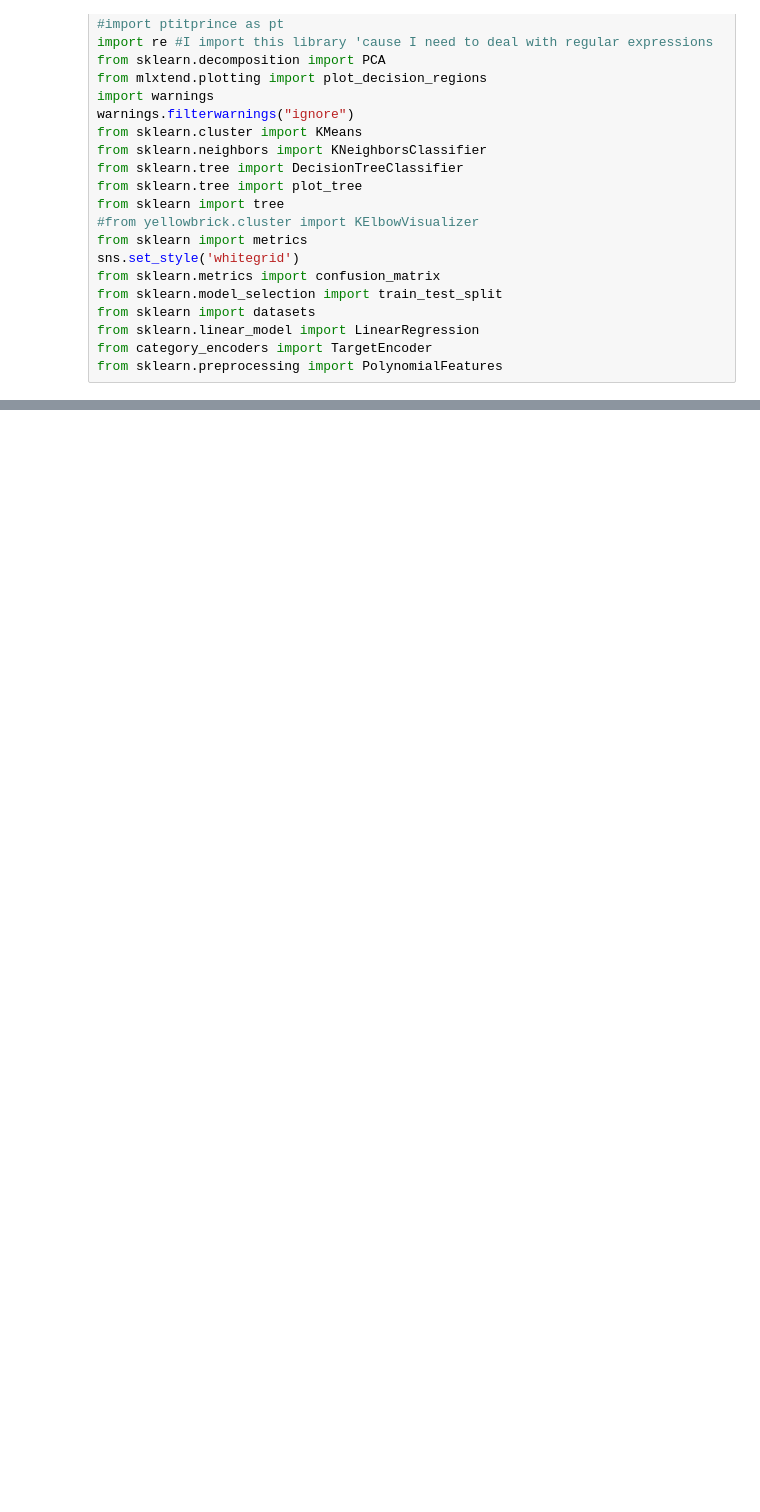
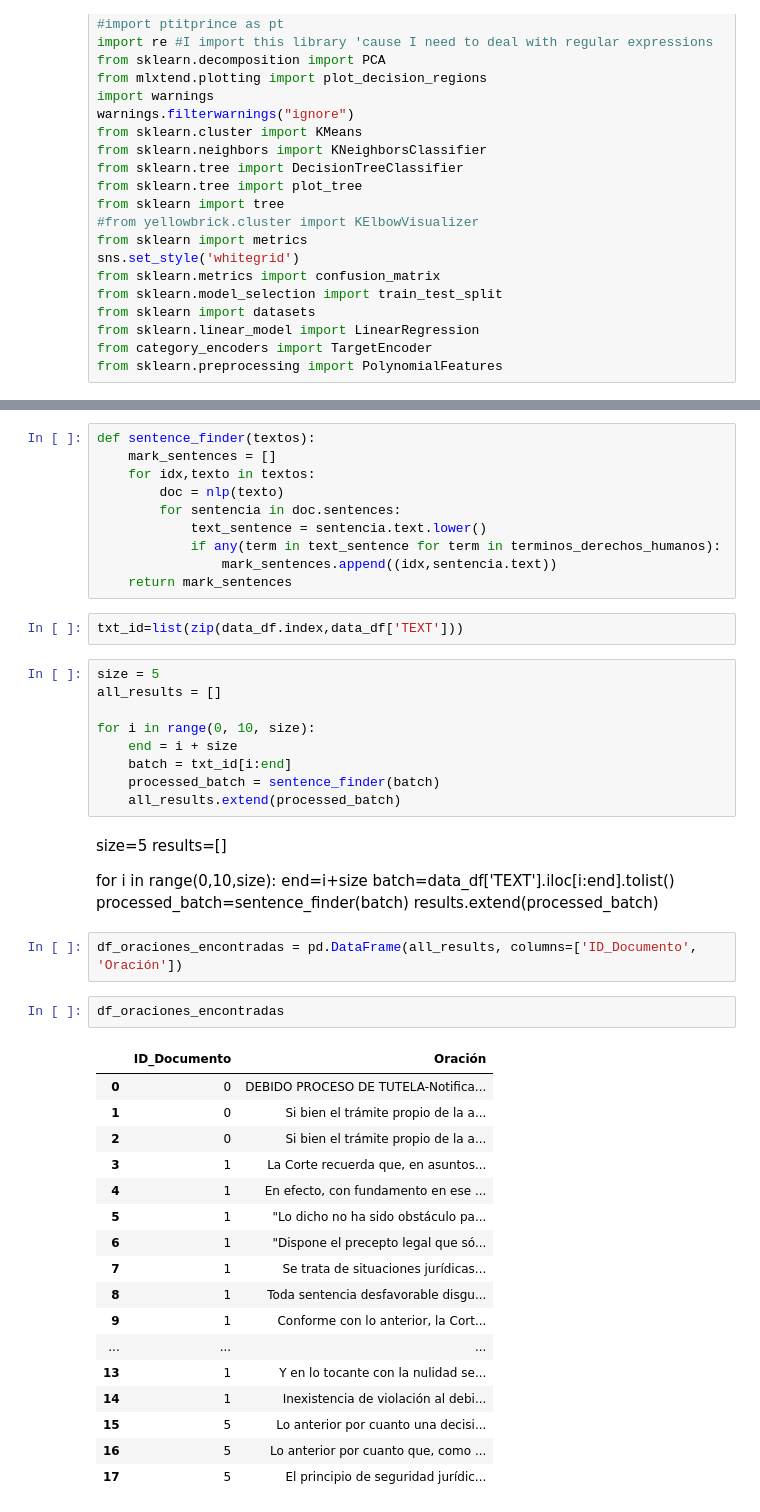
Before and after one commit to chainReactionCol/P_NLM_JEP, a Jupyter notebook: NLM_JEP.ipynb, the cells around one changed output, grey strips where cells are left out. Saved outputs shown, nothing was run; the diff lists cells and outputs as text; blank space fills up the shorter version.

Commit message:
stanza was used in order to find relevant sentences about human rights

```diff
--- a/NLM_JEP.ipynb
+++ b/NLM_JEP.ipynb
@@ -29,0 +149,52 @@ from sklearn.preprocessing import PolynomialFeatures
+# %%
+def sentence_finder(textos):
+    mark_sentences = []
+    for idx,texto in textos:
+        doc = nlp(texto)
+        for sentencia in doc.sentences:
+            text_sentence = sentencia.text.lower()
+            if any(term in text_sentence for term in terminos_derechos_humanos):
+                mark_sentences.append((idx,sentencia.text))
+    return mark_sentences
+# %%
+txt_id=list(zip(data_df.index,data_df['TEXT']))
+# %%
+size = 5
+all_results = []
+
+for i in range(0, 10, size):
+    end = i + size
+    batch = txt_id[i:end]
+    processed_batch = sentence_finder(batch)
+    all_results.extend(processed_batch)
+# %% [markdown]
+size=5
+results=[]
+
+for i in range(0,10,size):
+    end=i+size
+    batch=data_df['TEXT'].iloc[i:end].tolist()
+    processed_batch=sentence_finder(batch)
+    results.extend(processed_batch)
+# %%
+df_oraciones_encontradas = pd.DataFrame(all_results, columns=['ID_Documento', 'Oración'])
+# %%
+df_oraciones_encontradas
+# %% [output]
+|  | ID_Documento | Oración |
+| 0 | 0 | DEBIDO PROCESO DE TUTELA-Notifica... |
+| 1 | 0 | Si bien el trámite propio de la a... |
+| 2 | 0 | Si bien el trámite propio de la a... |
+| 3 | 1 | La Corte recuerda que, en asuntos... |
+| 4 | 1 | En efecto, con fundamento en ese ... |
+| 5 | 1 | "Lo dicho no ha sido obstáculo pa... |
+| 6 | 1 | "Dispone el precepto legal que só... |
+| 7 | 1 | Se trata de situaciones jurídicas... |
+| 8 | 1 | Toda sentencia desfavorable disgu... |
+| 9 | 1 | Conforme con lo anterior, la Cort... |
+| ... | ... | ... |
+| 13 | 1 | Y en lo tocante con la nulidad se... |
+| 14 | 1 | Inexistencia de violación al debi... |
+| 15 | 5 | Lo anterior por cuanto una decisi... |
+| 16 | 5 | Lo anterior por cuanto que, como ... |
+| 17 | 5 | El principio de seguridad jurídic... |
```
Also changed, not shown: parts of 12 cells of this notebook.
